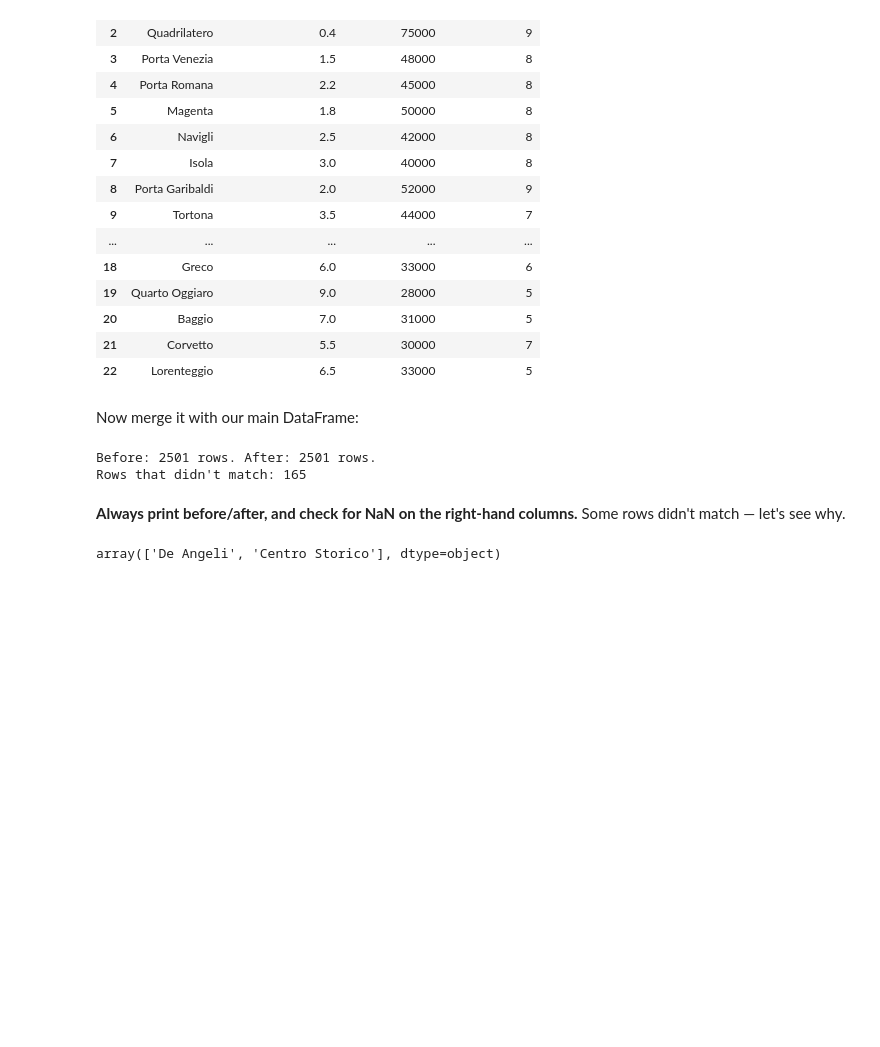
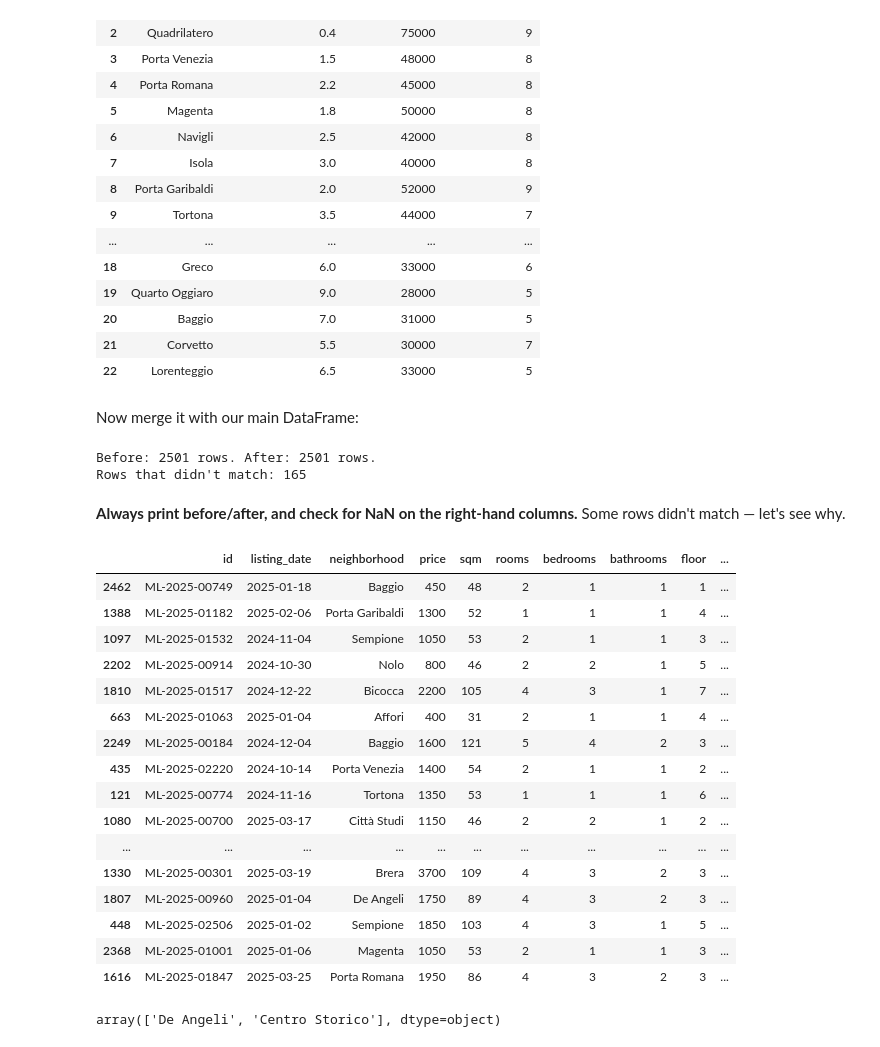
Before and after one commit to fpinell/hands_on_python_for_ds, a Jupyter notebook: notebooks/phd/2026/Lecture_1_Pandas_Workflow.ipynb, the cells around one changed output. Cells and saved outputs as stored; diff of their text form; code cells hidden in the pictures; blank space fills up the shorter version.

```diff
--- a/notebooks/phd/2026/Lecture_1_Pandas_Workflow.ipynb
+++ b/notebooks/phd/2026/Lecture_1_Pandas_Workflow.ipynb
@@ -1460,6 +1596,26 @@ Rows that didn't match: 165
 # %% [markdown]
 **Always print before/after, and check for NaN on the right-hand columns.**
 Some rows didn't match — let's see why.
+# %%
+df_merged.sample(20)
+# %% [output]
+|  | id | listing_date | neighborhood | price | sqm | rooms | bedrooms | bathrooms | floor | ... |
+| 2462 | ML-2025-00749 | 2025-01-18 | Baggio | 450 | 48 | 2 | 1 | 1 | 1 | ... |
+| 1388 | ML-2025-01182 | 2025-02-06 | Porta Garibaldi | 1300 | 52 | 1 | 1 | 1 | 4 | ... |
+| 1097 | ML-2025-01532 | 2024-11-04 | Sempione | 1050 | 53 | 2 | 1 | 1 | 3 | ... |
+| 2202 | ML-2025-00914 | 2024-10-30 | Nolo | 800 | 46 | 2 | 2 | 1 | 5 | ... |
+| 1810 | ML-2025-01517 | 2024-12-22 | Bicocca | 2200 | 105 | 4 | 3 | 1 | 7 | ... |
+| 663 | ML-2025-01063 | 2025-01-04 | Affori | 400 | 31 | 2 | 1 | 1 | 4 | ... |
+| 2249 | ML-2025-00184 | 2024-12-04 | Baggio | 1600 | 121 | 5 | 4 | 2 | 3 | ... |
+| 435 | ML-2025-02220 | 2024-10-14 | Porta Venezia | 1400 | 54 | 2 | 1 | 1 | 2 | ... |
+| 121 | ML-2025-00774 | 2024-11-16 | Tortona | 1350 | 53 | 1 | 1 | 1 | 6 | ... |
+| 1080 | ML-2025-00700 | 2025-03-17 | Città Studi | 1150 | 46 | 2 | 2 | 1 | 2 | ... |
+| ... | ... | ... | ... | ... | ... | ... | ... | ... | ... | ... |
+| 1330 | ML-2025-00301 | 2025-03-19 | Brera | 3700 | 109 | 4 | 3 | 2 | 3 | ... |
+| 1807 | ML-2025-00960 | 2025-01-04 | De Angeli | 1750 | 89 | 4 | 3 | 2 | 3 | ... |
+| 448 | ML-2025-02506 | 2025-01-02 | Sempione | 1850 | 103 | 4 | 3 | 1 | 5 | ... |
+| 2368 | ML-2025-01001 | 2025-01-06 | Magenta | 1050 | 53 | 2 | 1 | 1 | 3 | ... |
+| 1616 | ML-2025-01847 | 2025-03-25 | Porta Romana | 1950 | 86 | 4 | 3 | 2 | 3 | ... |
 # %%
 # Find unmatched zones
 unmatched = df_merged[df_merged['distance_duomo_km'].isna()]['neighborhood'].unique()
```
Also changed, not shown: parts of 21 cells of this notebook.
